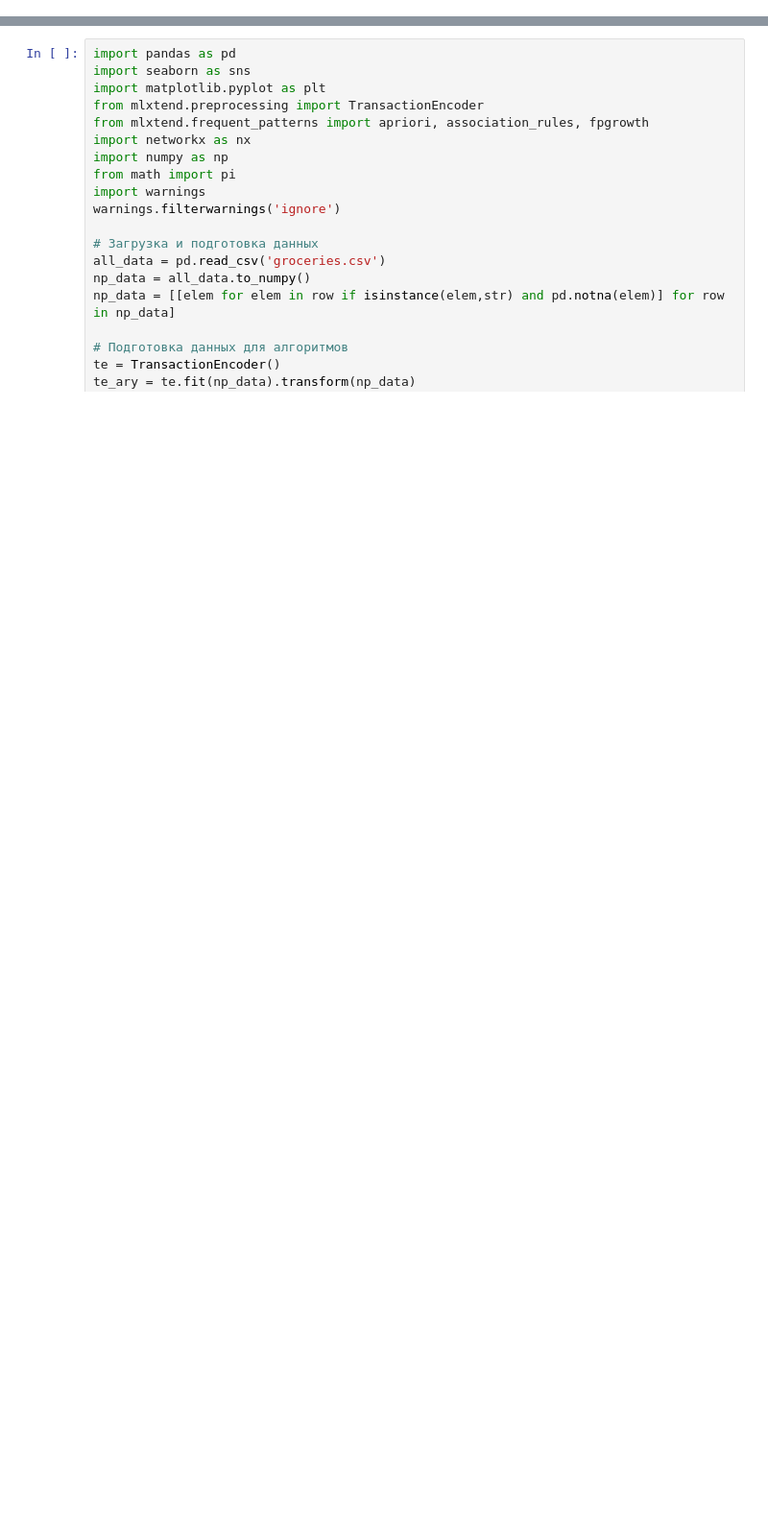
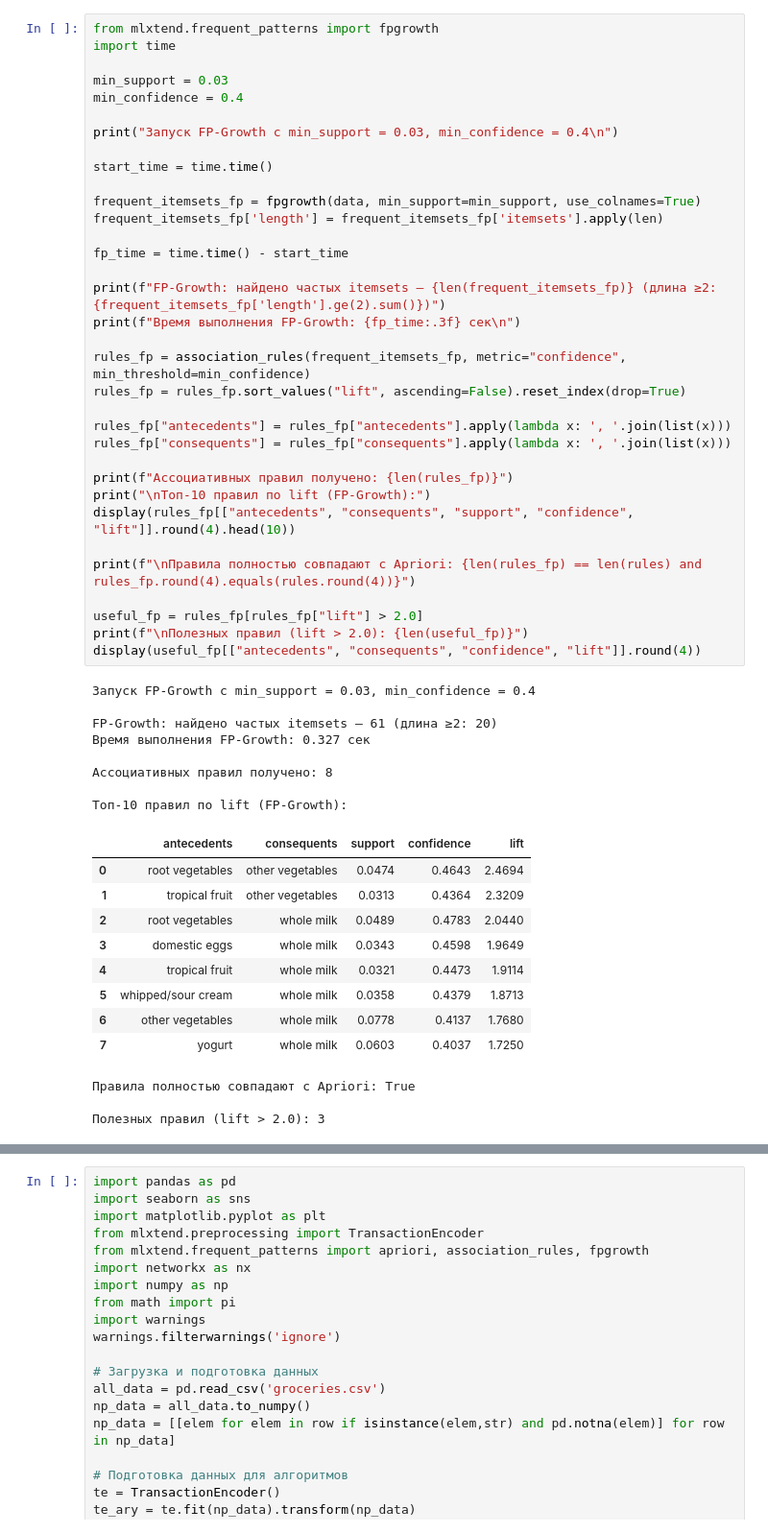
Before and after one commit to UglyGod46/machine_learn, a Jupyter notebook: lab2/main.ipynb, the cells around one changed output, grey strips where cells are left out. Shown at 96% size. Saved outputs shown, nothing was run; the diff lists cells and outputs as text; blank space fills up the shorter version.

```diff
--- a/lab2/main.ipynb
+++ b/lab2/main.ipynb
@@ -552,0 +300,55 @@ KeyboardInterrupt:
+# %%
+from mlxtend.frequent_patterns import fpgrowth
+import time
+
+min_support = 0.03
+min_confidence = 0.4
+
+print("Запуск FP-Growth с min_support = 0.03, min_confidence = 0.4\n")
+
+start_time = time.time()
+
+frequent_itemsets_fp = fpgrowth(data, min_support=min_support, use_colnames=True)
+frequent_itemsets_fp['length'] = frequent_itemsets_fp['itemsets'].apply(len)
+
+fp_time = time.time() - start_time
+
+print(f"FP-Growth: найдено частых itemsets — {len(frequent_itemsets_fp)} (длина ≥2: {frequent_itemsets_fp['length'].ge(2).sum()})")
+print(f"Время выполнения FP-Growth: {fp_time:.3f} сек\n")
+
+rules_fp = association_rules(frequent_itemsets_fp, metric="confidence", min_threshold=min_confidence)
+rules_fp = rules_fp.sort_values("lift", ascending=False).reset_index(drop=True)
+
+rules_fp["antecedents"] = rules_fp["antecedents"].apply(lambda x: ', '.join(list(x)))
+rules_fp["consequents"] = rules_fp["consequents"].apply(lambda x: ', '.join(list(x)))
+
+print(f"Ассоциативных правил получено: {len(rules_fp)}")
+print("\nТоп-10 правил по lift (FP-Growth):")
+display(rules_fp[["antecedents", "consequents", "support", "confidence", "lift"]].round(4).head(10))
+
+print(f"\nПравила полностью совпадают с Apriori: {len(rules_fp) == len(rules) and rules_fp.round(4).equals(rules.round(4))}")
+
+useful_fp = rules_fp[rules_fp["lift"] > 2.0]
+print(f"\nПолезных правил (lift > 2.0): {len(useful_fp)}")
+display(useful_fp[["antecedents", "consequents", "confidence", "lift"]].round(4))
+# %% [output]
+Запуск FP-Growth с min_support = 0.03, min_confidence = 0.4
+
+FP-Growth: найдено частых itemsets — 61 (длина ≥2: 20)
+Время выполнения FP-Growth: 0.327 сек
+
+Ассоциативных правил получено: 8
+
+Топ-10 правил по lift (FP-Growth):
+|  | antecedents | consequents | support | confidence | lift |
+| 0 | root vegetables | other vegetables | 0.0474 | 0.4643 | 2.4694 |
+| 1 | tropical fruit | other vegetables | 0.0313 | 0.4364 | 2.3209 |
+| 2 | root vegetables | whole milk | 0.0489 | 0.4783 | 2.0440 |
+| 3 | domestic eggs | whole milk | 0.0343 | 0.4598 | 1.9649 |
+| 4 | tropical fruit | whole milk | 0.0321 | 0.4473 | 1.9114 |
+| 5 | whipped/sour cream | whole milk | 0.0358 | 0.4379 | 1.8713 |
+| 6 | other vegetables | whole milk | 0.0778 | 0.4137 | 1.7680 |
+| 7 | yogurt | whole milk | 0.0603 | 0.4037 | 1.7250 |
+Правила полностью совпадают с Apriori: True
+
+Полезных правил (lift > 2.0): 3
```
Also changed, not shown: parts of 35 cells of this notebook.
